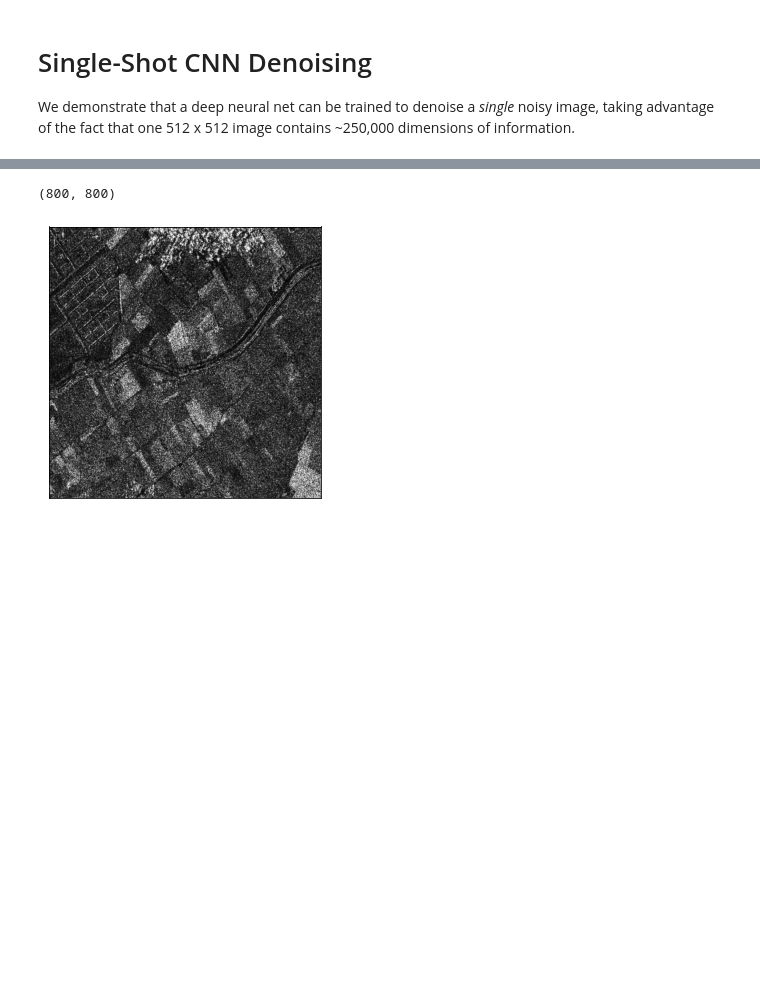
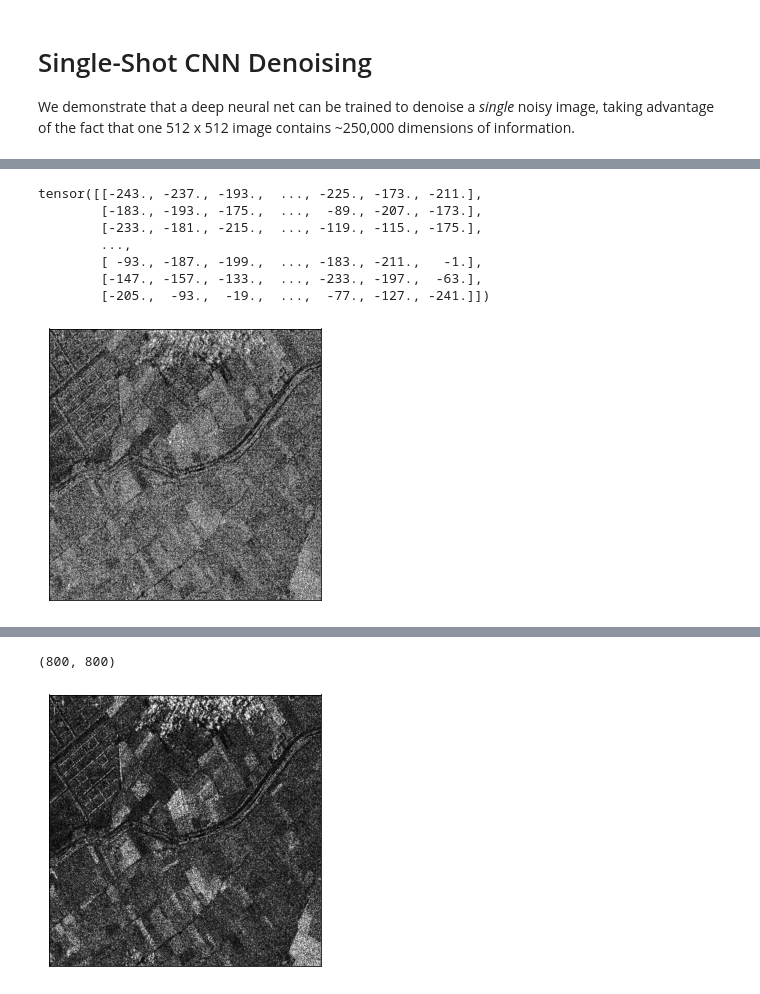
Before and after one commit to chodonghee-hub/Self-Supervised-Learning_SAR-Denoising, a Jupyter notebook: notebooks/Single-Shot Denoising2.ipynb, the cells around one changed output, grey strips where cells are left out. Cells and saved outputs as stored; diff of their text form; code cells hidden in the pictures; blank space fills up the shorter version.

```diff
--- a/notebooks/Single-Shot Denoising2.ipynb
+++ b/notebooks/Single-Shot Denoising2.ipynb
@@ -57,0 +98,5 @@ print(img_cv_gray.shape)
+# %%
+import torch
+temp2 = torch.FloatTensor(np.array([255] * 800 * 800))
+temp2 = temp2.view([800, 800])
+print(temp2)
@@ -57,0 +111,13 @@ print(img_cv_gray.shape)
+# %%
+rs = torch.FloatTensor(img_cv_gray) - temp2
+print(rs)
+show(rs)
+# %% [output]
+tensor([[-243., -237., -193.,  ..., -225., -173., -211.],
+        [-183., -193., -175.,  ...,  -89., -207., -173.],
+        [-233., -181., -215.,  ..., -119., -115., -175.],
+        ...,
+        [ -93., -187., -199.,  ..., -183., -211.,   -1.],
+        [-147., -157., -133.,  ..., -233., -197.,  -63.],
+        [-205.,  -93.,  -19.,  ...,  -77., -127., -241.]])
+[figure, added]
```
Also changed, not shown: parts of 45 cells of this notebook, 20 other files.
